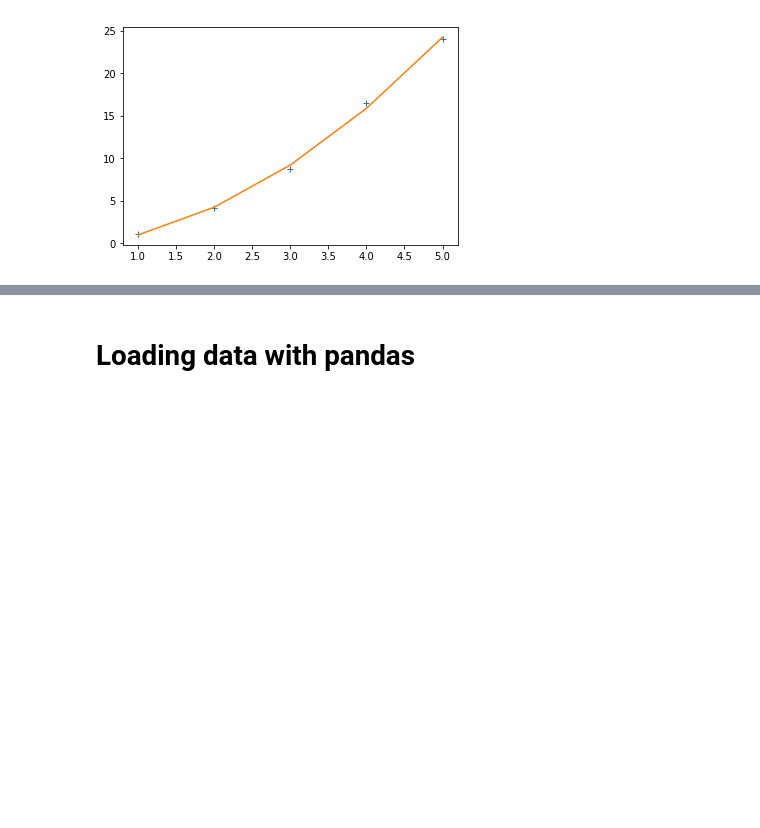
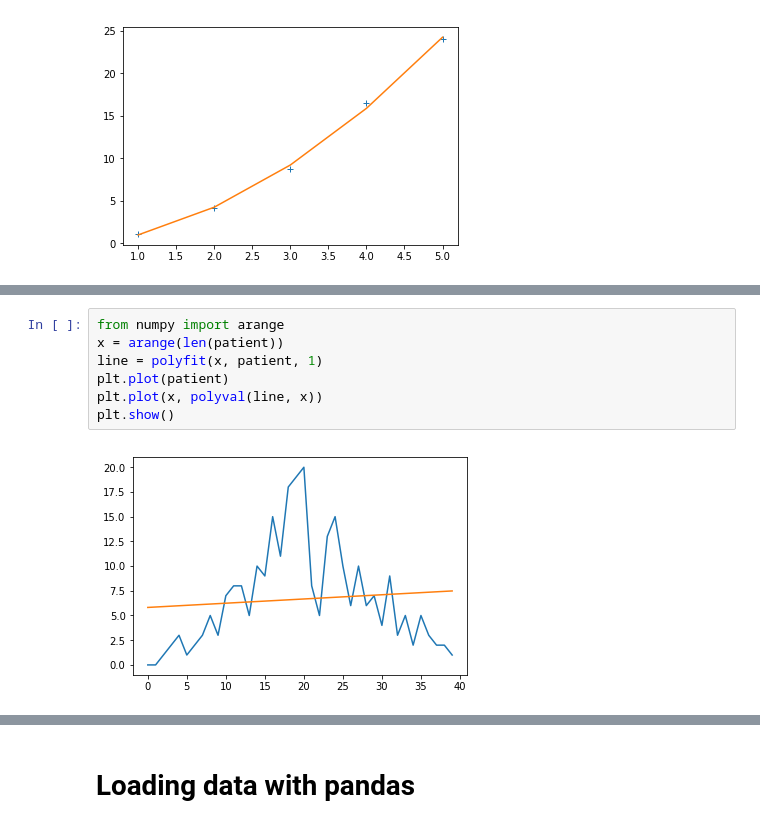
Before and after one commit to glatard/intro-data-analysis-python, a Jupyter notebook: Lecture6.ipynb, the cells around one changed output, grey strips where cells are left out. Saved outputs shown, nothing was run; the diff lists cells and outputs as text; blank space fills up the shorter version.

```diff
--- a/Lecture6.ipynb
+++ b/Lecture6.ipynb
@@ -67,0 +79,9 @@ plt.show()
+# %%
+from numpy import arange
+x = arange(len(patient))
+line = polyfit(x, patient, 1)
+plt.plot(patient)
+plt.plot(x, polyval(line, x))
+plt.show()
+# %% [output]
+[figure, added]
```
Also changed, not shown: parts of 4 cells of this notebook.
